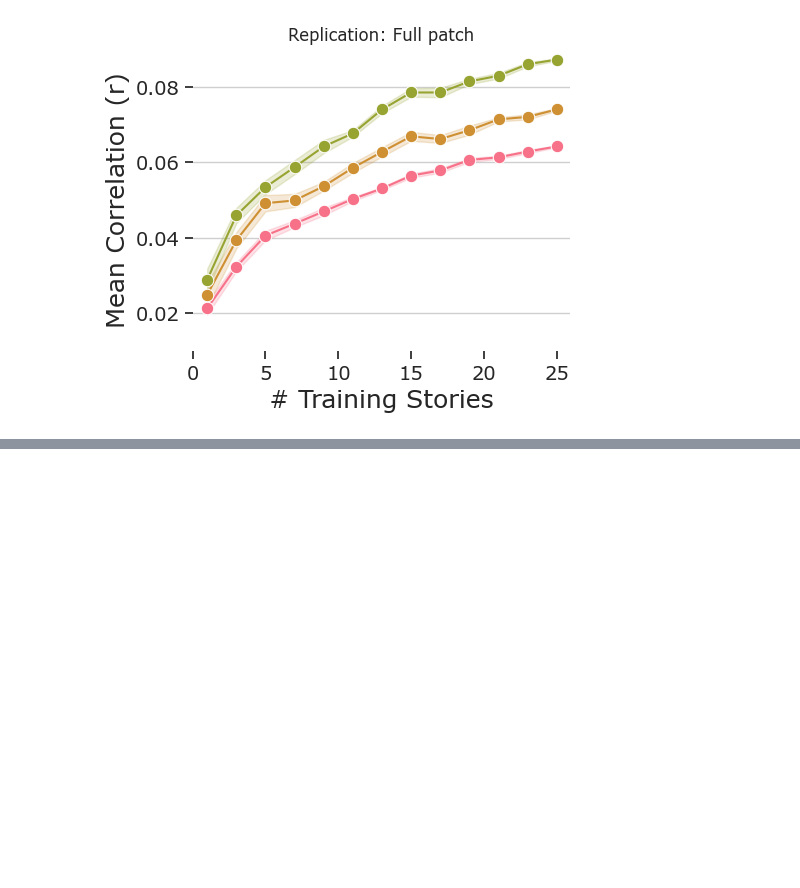
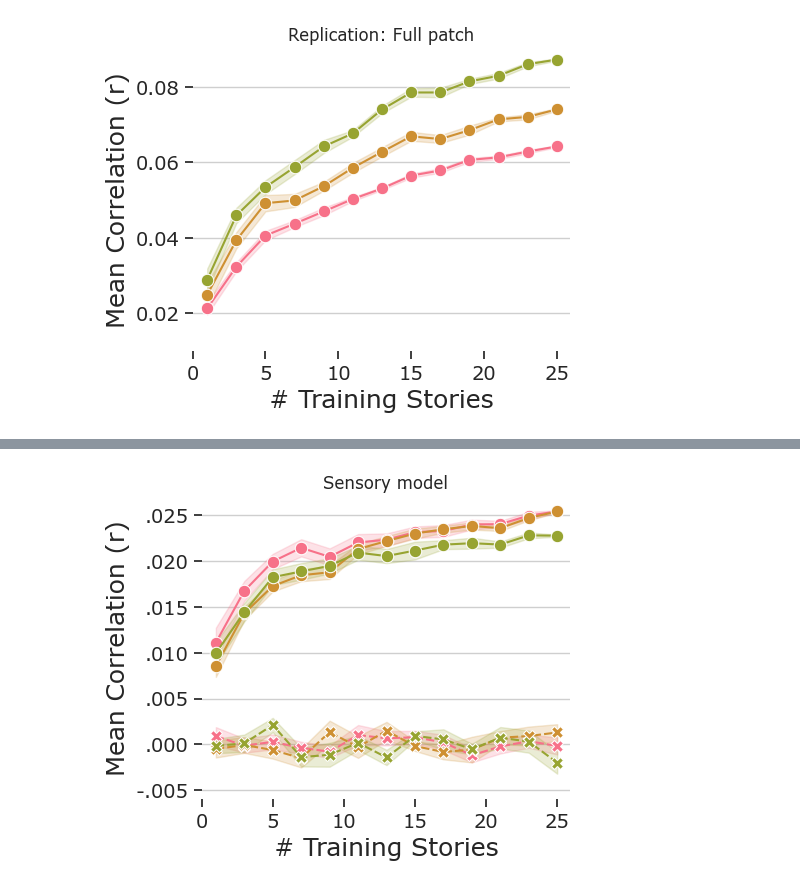
Before and after one commit to KristijanArmeni/encoders_report, a Jupyter notebook: notebook.ipynb, the cells around one changed output, grey strips where cells are left out. Cells and saved outputs as stored; diff of their text form; code cells hidden in the pictures; blank space fills up the shorter version.

Commit message:
add extension experiment, add figure titles

```diff
--- a/notebook.ipynb
+++ b/notebook.ipynb
@@ -157,0 +166,7 @@ fig
+# %%
+%matplotlib agg
+plots_figure3 = plot_figure3(
+    extension_ridgeCV_dir=Path(RESULTS_DIR, 'extension_ridgeCV'),
+    save_figures=False,
+    save_path=None
+)
@@ -157,0 +178,9 @@ fig
+# %%
+extension_training_curve = plots_figure3[0]
+extension_brain = plots_figure3[1]
+# %%
+fig = extension_training_curve
+fig.axes[0].set_title("Sensory model")
+fig
+# %% [output]
+[figure, added]
```
Also changed, not shown: parts of 8 cells of this notebook.
